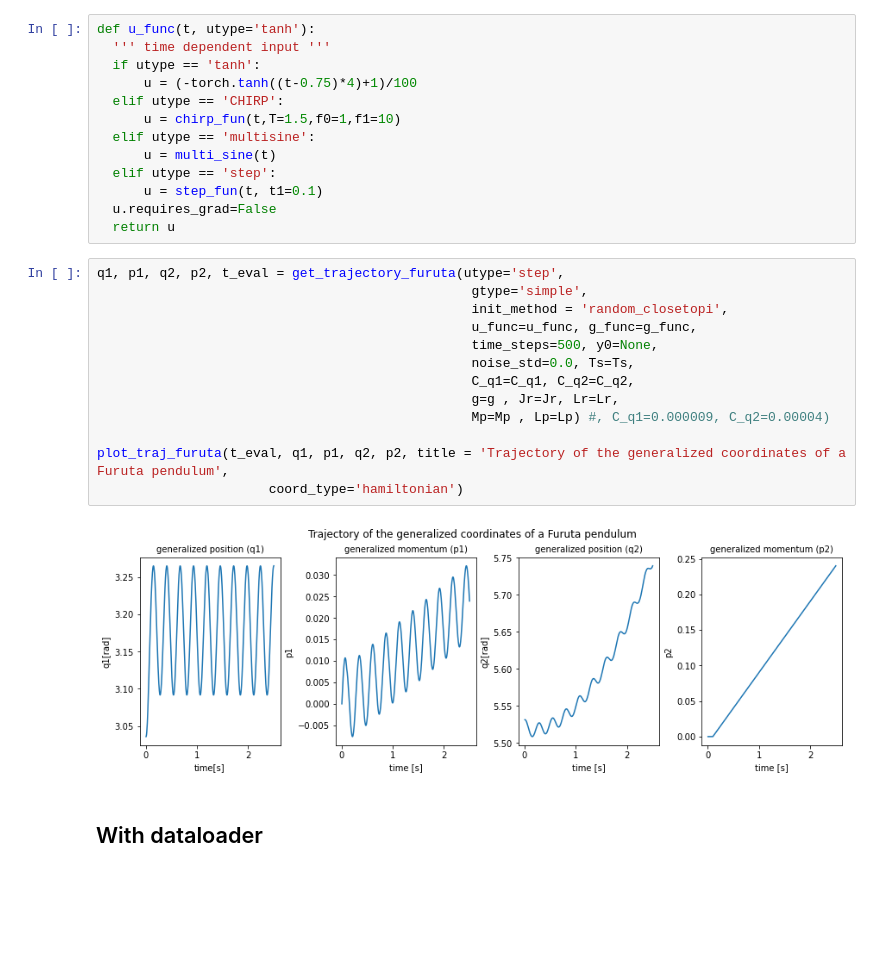
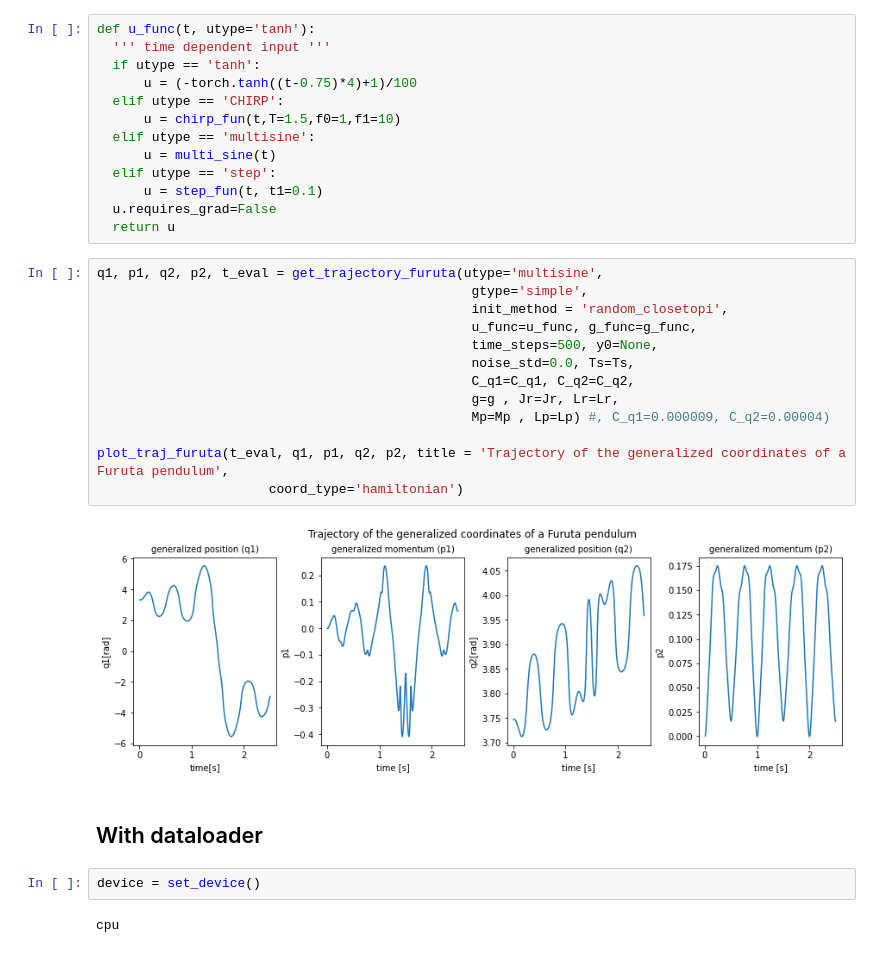
Before and after one commit to unesmu/SP-learning-hamiltonian-functions-from-data, a Jupyter notebook: notebooks/0_Furuta_Data.ipynb, the cells around one changed output. Cells and saved outputs as stored; diff of their text form; blank space fills up the shorter version.

Commit message:
fix device

```diff
--- a/notebooks/0_Furuta_Data.ipynb
+++ b/notebooks/0_Furuta_Data.ipynb
@@ -83,20 +83,24 @@ def u_func(t, utype='tanh'):
   u.requires_grad=False
   return u
 # %%
-q1, p1, q2, p2, t_eval = get_trajectory_furuta(utype='step',
+q1, p1, q2, p2, t_eval = get_trajectory_furuta(utype='multisine',
                                                 gtype='simple',
                                                 init_method = 'random_closetopi',
                                                 u_func=u_func, g_func=g_func,
                                                 time_steps=500, y0=None,
                                                 noise_std=0.0, Ts=Ts,
                                                 C_q1=C_q1, C_q2=C_q2,
                                                 g=g , Jr=Jr, Lr=Lr,
                                                 Mp=Mp , Lp=Lp) #, C_q1=0.000009, C_q2=0.00004)
 
 plot_traj_furuta(t_eval, q1, p1, q2, p2, title = 'Trajectory of the generalized coordinates of a Furuta pendulum',
                       coord_type='hamiltonian')
 # %% [output]
-[figure, old version]
+[figure, new version]
 # %% [markdown]
 ## With dataloader
+# %%
+device = set_device()
+# %% [output]
+cpu
 # %%
```
Also changed, not shown: parts of 2 cells of this notebook, 3 other files.
